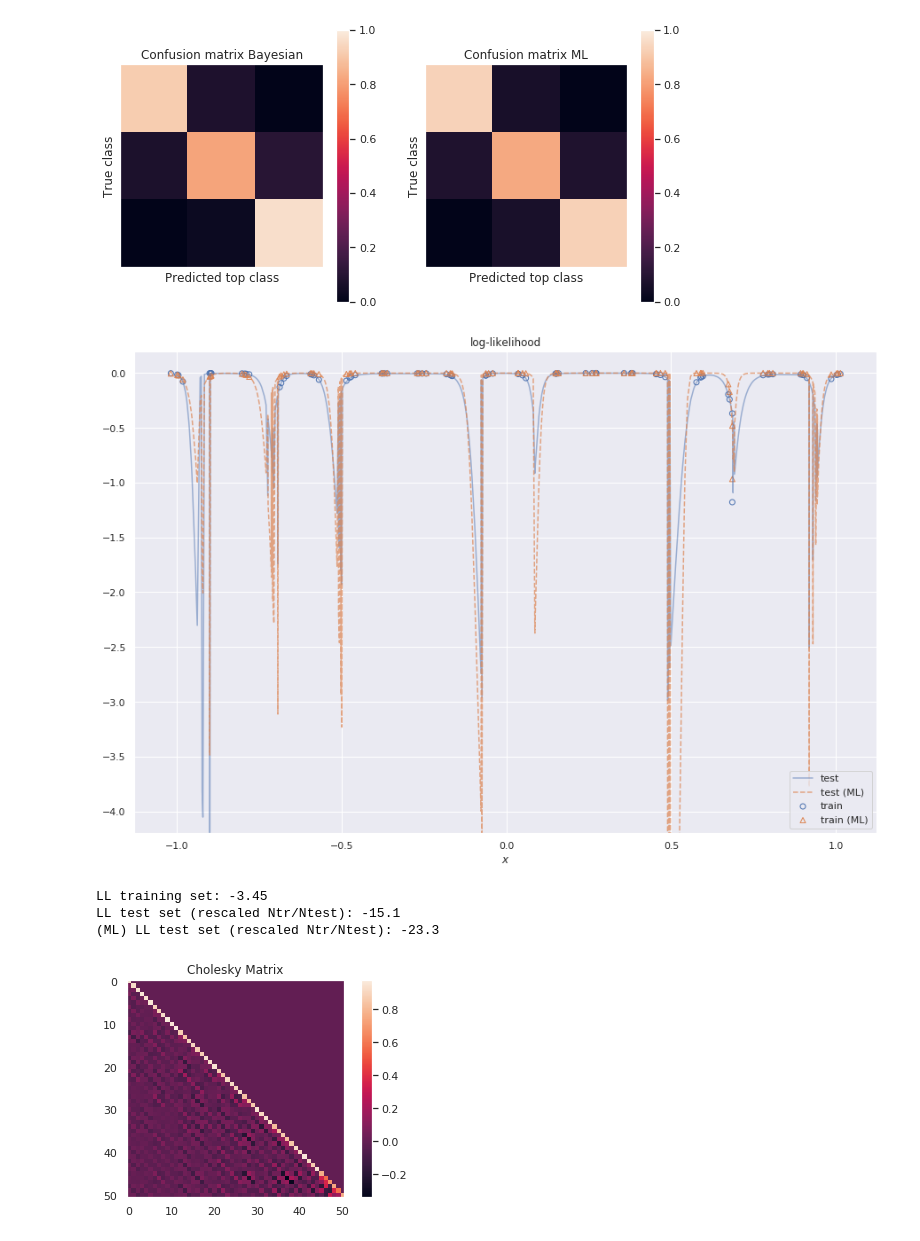
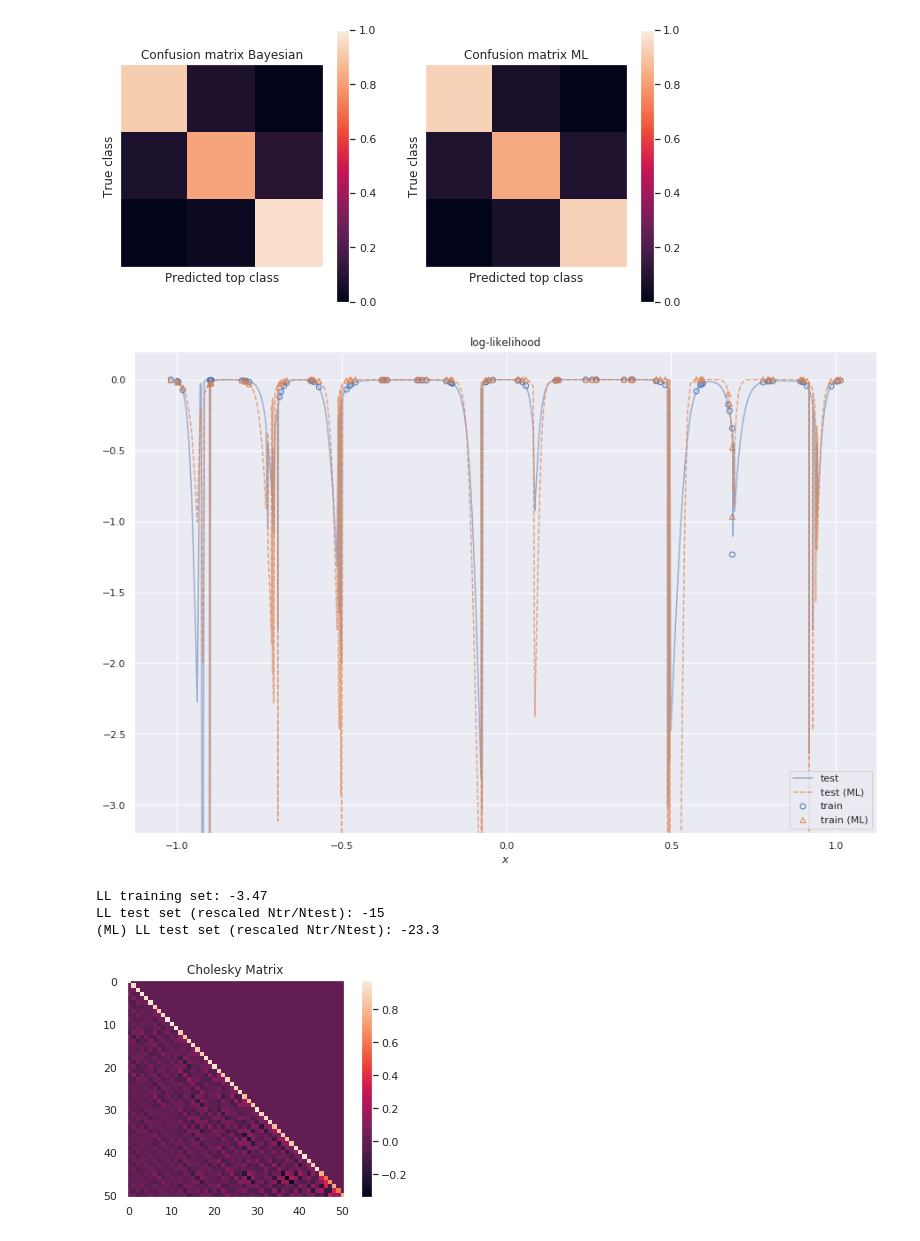
Before and after one commit to vlievin/deep-bayes, a Jupyter notebook: classification-toyexample-covariance.ipynb, the cells around one changed output. Drawn from its saved outputs; the diff is of its cells as text; code cells hidden in the pictures.

```diff
--- a/classification-toyexample-covariance.ipynb
+++ b/classification-toyexample-covariance.ipynb
@@ -706,37 +721,37 @@ with torch.no_grad():
     ## ML model
     h = ml_features(x)
     cov_ab = flat_to_triangular(cov_ab_params)
     ab_sample = ml_mu_ab
     a, b = ab_sample[:-b_size], ab_sample[-b_size:]
     a = a.view(a_shape)
     b = b.unsqueeze(0)
 
     # Compute last layer output (the logits) with the weights just sampled
     y = h @ a + b    # shape: (N, n_classes)
 
     recons_ml[0] = f.cross_entropy(y, t_values, reduction='none')
 
     log_likelihood_ml = (log_sum_exp(-recons_ml, dim=0) - np.log(1)).squeeze().detach().cpu().numpy()
 
 
 x_test_numpy = x_test.detach().cpu().numpy().flatten()
 x_numpy = x.detach().cpu().numpy().flatten()
 plt.figure(figsize=(15, 10))
 plt.scatter(x_numpy, log_likelihood, label='train', color=sns.color_palette()[0], facecolors='none')
 plt.scatter(x_numpy, log_likelihood_ml, label='train (ML)', color=sns.color_palette()[1], facecolors='none', marker='^')
 plot(x_test_numpy, log_likelihood_test, title='log-likelihood', label='test', line_alpha=0.5, xlabel='$x$')
 plot(x_test_numpy, log_likelihood_test_ml, title='log-likelihood', label='test (ML)', line_alpha=0.7, linestyle='--', xlabel='$x$')
-plt.ylim([-4.2, .2])
+plt.ylim([-3.2, .2])
 plt.show()
 
 # TODO check these
 print("LL training set: {:.3g}".format(log_likelihood.sum()))
 print("LL test set (rescaled Ntr/Ntest): {:.3g}".format(log_likelihood_test.mean()*N))
 print("(ML) LL test set (rescaled Ntr/Ntest): {:.3g}".format(log_likelihood_test_ml.mean()*N))
 # %% [output]
-[figure, old version]
+[figure, new version]
-LL training set: -3.45
-LL test set (rescaled Ntr/Ntest): -15.1
+LL training set: -3.47
+LL test set (rescaled Ntr/Ntest): -15
 (ML) LL test set (rescaled Ntr/Ntest): -23.3
 # %%
 L = make_cholesky(logvar_ab, cov_ab).detach().cpu().numpy()
```
Also changed, not shown: parts of 5 cells of this notebook.
